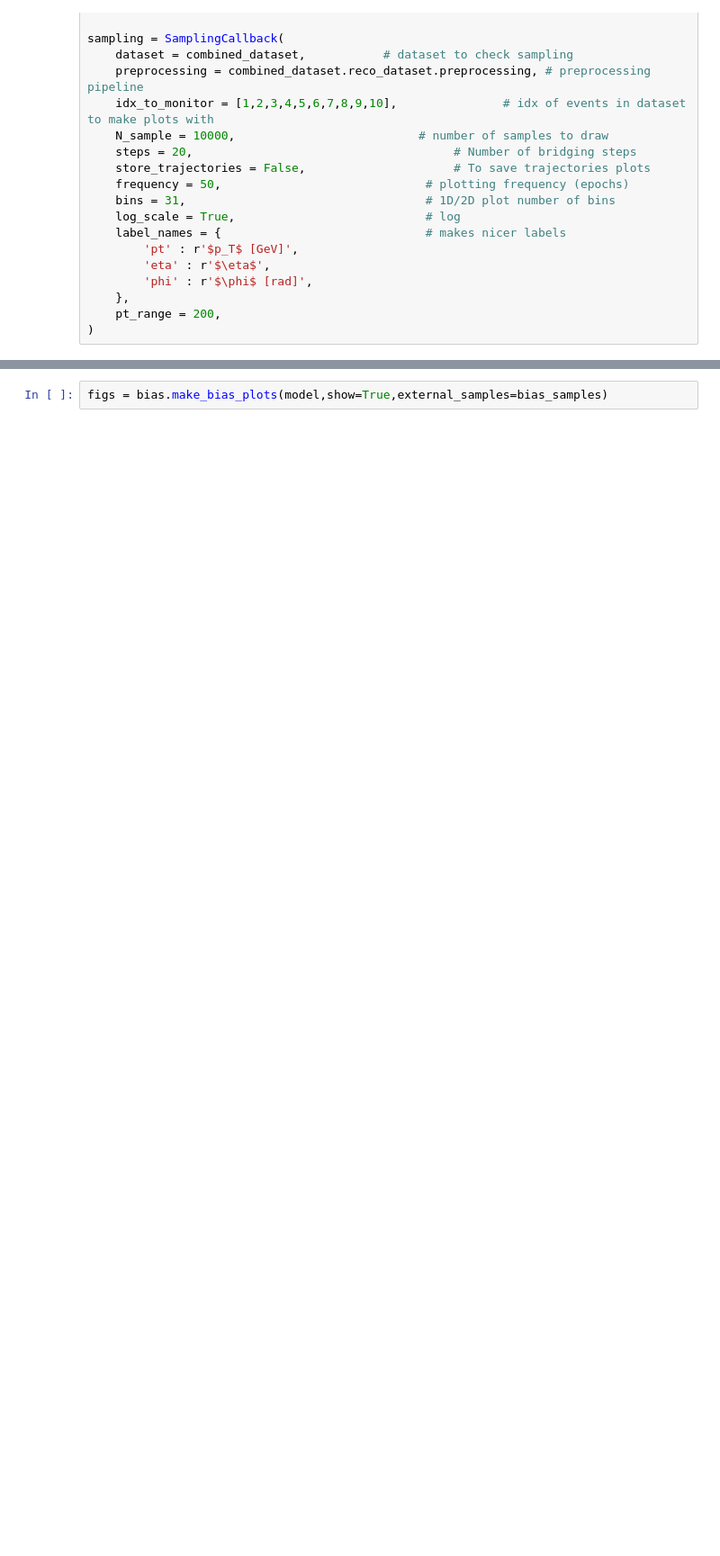
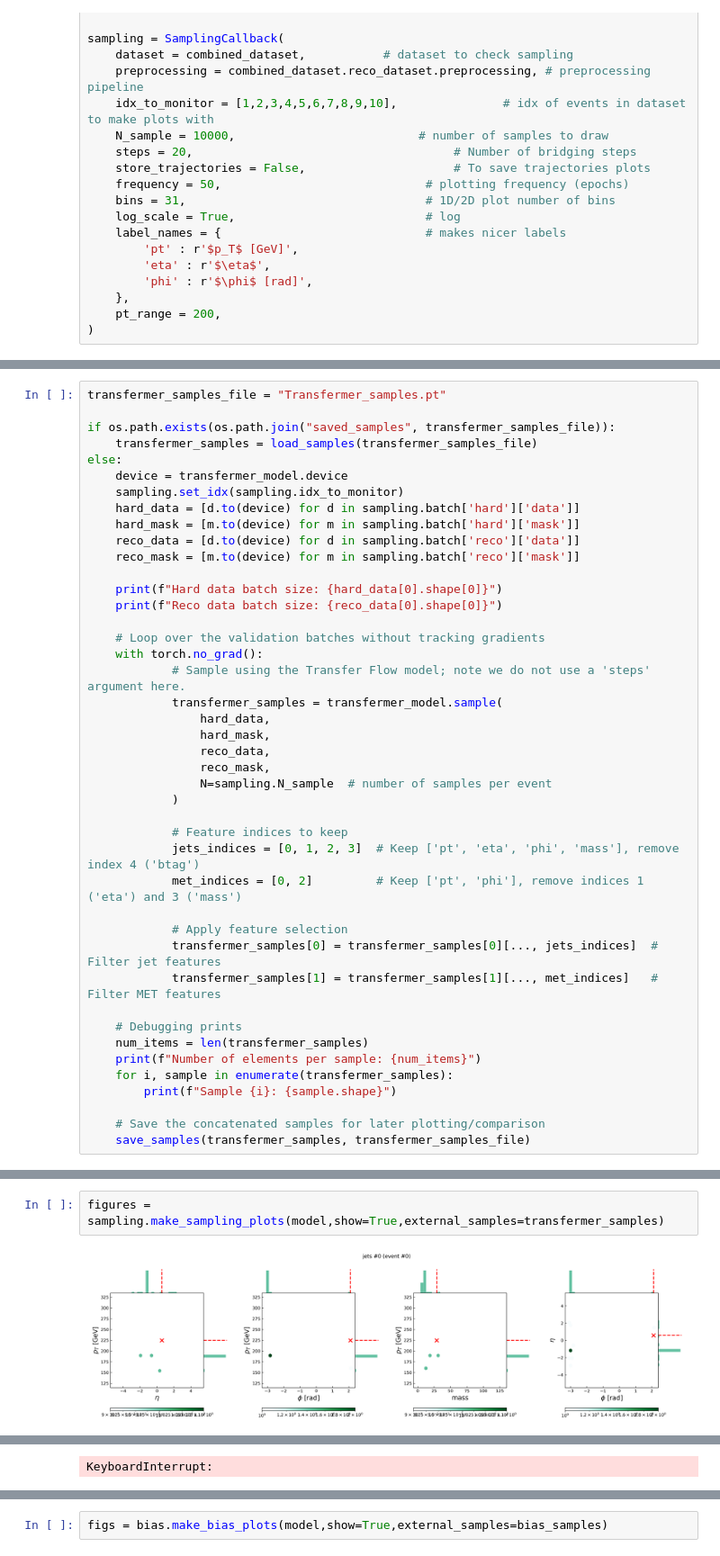
Before and after one commit to themrluke/memflow-msci-project, a Jupyter notebook: memflow/ttH/CFM_inference.ipynb, the cells around one changed output, grey strips where cells are left out. Shown at 90% size. Drawn from its saved outputs; the diff is of its cells as text; blank space fills up the shorter version.

Commit message:
sampling 2D histogram plots for Tranfsermer model. need to implement batching for large samples memory limit

```diff
--- a/memflow/ttH/CFM_inference.ipynb
+++ b/memflow/ttH/CFM_inference.ipynb
@@ -794,0 +814,43 @@ figures = sampling.make_sampling_plots(model,show=True,external_samples=samples)
+# %%
+transfermer_samples_file = "Transfermer_samples.pt"
+
+if os.path.exists(os.path.join("saved_samples", transfermer_samples_file)):
+    transfermer_samples = load_samples(transfermer_samples_file)
+else:
+    device = transfermer_model.device
+    sampling.set_idx(sampling.idx_to_monitor)
+    hard_data = [d.to(device) for d in sampling.batch['hard']['data']]
+    hard_mask = [m.to(device) for m in sampling.batch['hard']['mask']]
+    reco_data = [d.to(device) for d in sampling.batch['reco']['data']]
+    reco_mask = [m.to(device) for m in sampling.batch['reco']['mask']]
+
+    print(f"Hard data batch size: {hard_data[0].shape[0]}")
+    print(f"Reco data batch size: {reco_data[0].shape[0]}")
+
+    # Loop over the validation batches without tracking gradients
+    with torch.no_grad():
+            # Sample using the Transfer Flow model; note we do not use a 'steps' argument here.
+            transfermer_samples = transfermer_model.sample(
+                hard_data,
+                hard_mask,
+                reco_data,
+                reco_mask,
+                N=sampling.N_sample  # number of samples per event
+            )
+
+            # Feature indices to keep
+            jets_indices = [0, 1, 2, 3]  # Keep ['pt', 'eta', 'phi', 'mass'], remove index 4 ('btag')
+            met_indices = [0, 2]         # Keep ['pt', 'phi'], remove indices 1 ('eta') and 3 ('mass')
+
+            # Apply feature selection
+            transfermer_samples[0] = transfermer_samples[0][..., jets_indices]  # Filter jet features
+            transfermer_samples[1] = transfermer_samples[1][..., met_indices]   # Filter MET features
+
+    # Debugging prints
+    num_items = len(transfermer_samples)
+    print(f"Number of elements per sample: {num_items}")
+    for i, sample in enumerate(transfermer_samples):
+        print(f"Sample {i}: {sample.shape}")
+
+    # Save the concatenated samples for later plotting/comparison
+    save_samples(transfermer_samples, transfermer_samples_file)
@@ -794,0 +864,4 @@ figures = sampling.make_sampling_plots(model,show=True,external_samples=samples)
+# %%
+figures = sampling.make_sampling_plots(model,show=True,external_samples=transfermer_samples)
+# %% [output]
+[figure, added]
@@ -794,0 +869 @@ figures = sampling.make_sampling_plots(model,show=True,external_samples=samples)
+KeyboardInterrupt:
```
Also changed, not shown: parts of 8 cells of this notebook.
